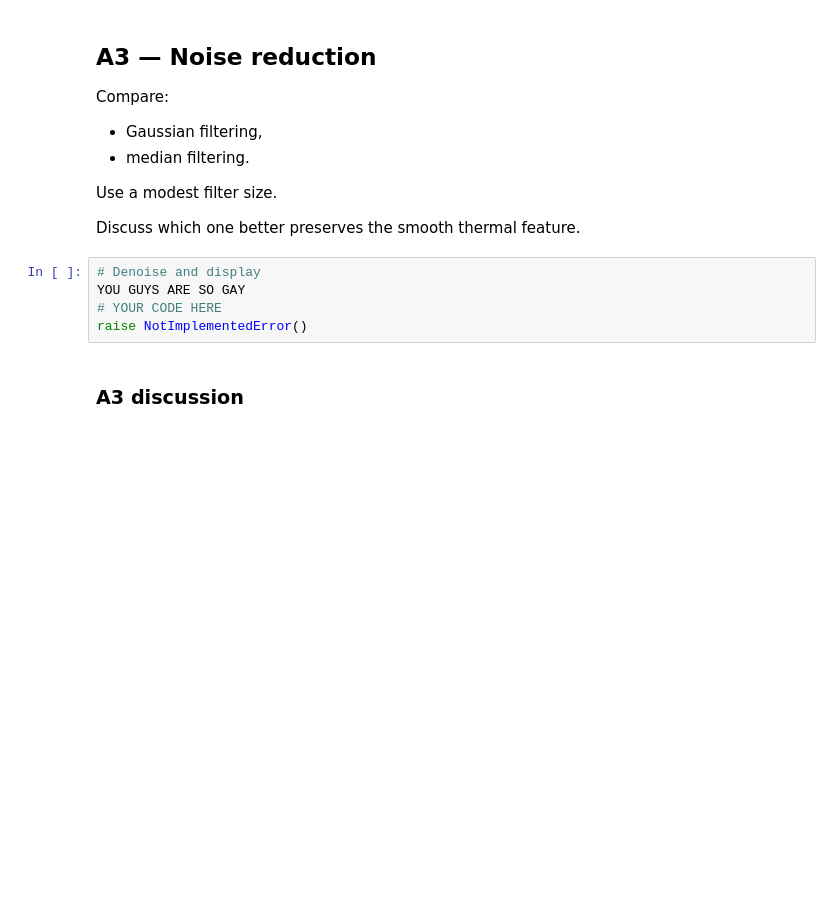
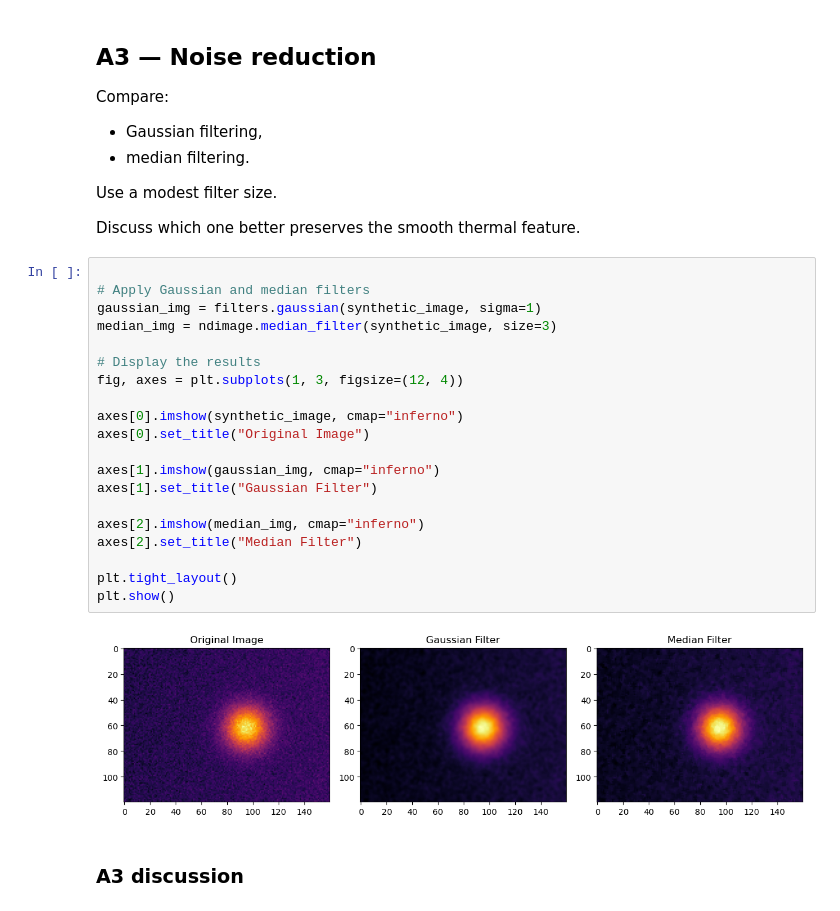
Before and after one commit to apsbenipal2509/OIP_IPYNB, a Jupyter notebook: oip_final_project_repaired.ipynb, the cells around one changed output. Saved outputs shown, nothing was run; the diff lists cells and outputs as text; blank space fills up the shorter version.

```diff
--- a/oip_final_project_repaired.ipynb
+++ b/oip_final_project_repaired.ipynb
@@ -377,10 +377,27 @@ Use a modest filter size.
 
 Discuss which one better preserves the smooth thermal feature.
 # %%
-# Denoise and display
-YOU GUYS ARE SO GAY
-# YOUR CODE HERE
-raise NotImplementedError()
+
+# Apply Gaussian and median filters
+gaussian_img = filters.gaussian(synthetic_image, sigma=1)
+median_img = ndimage.median_filter(synthetic_image, size=3)
+
+# Display the results
+fig, axes = plt.subplots(1, 3, figsize=(12, 4))
+
+axes[0].imshow(synthetic_image, cmap="inferno")
+axes[0].set_title("Original Image")
+
+axes[1].imshow(gaussian_img, cmap="inferno")
+axes[1].set_title("Gaussian Filter")
+
+axes[2].imshow(median_img, cmap="inferno")
+axes[2].set_title("Median Filter")
+
+plt.tight_layout()
+plt.show()
+# %% [output]
+[figure, added]
 # %% [markdown]
 ### A3 discussion
 # %% [markdown]
```
